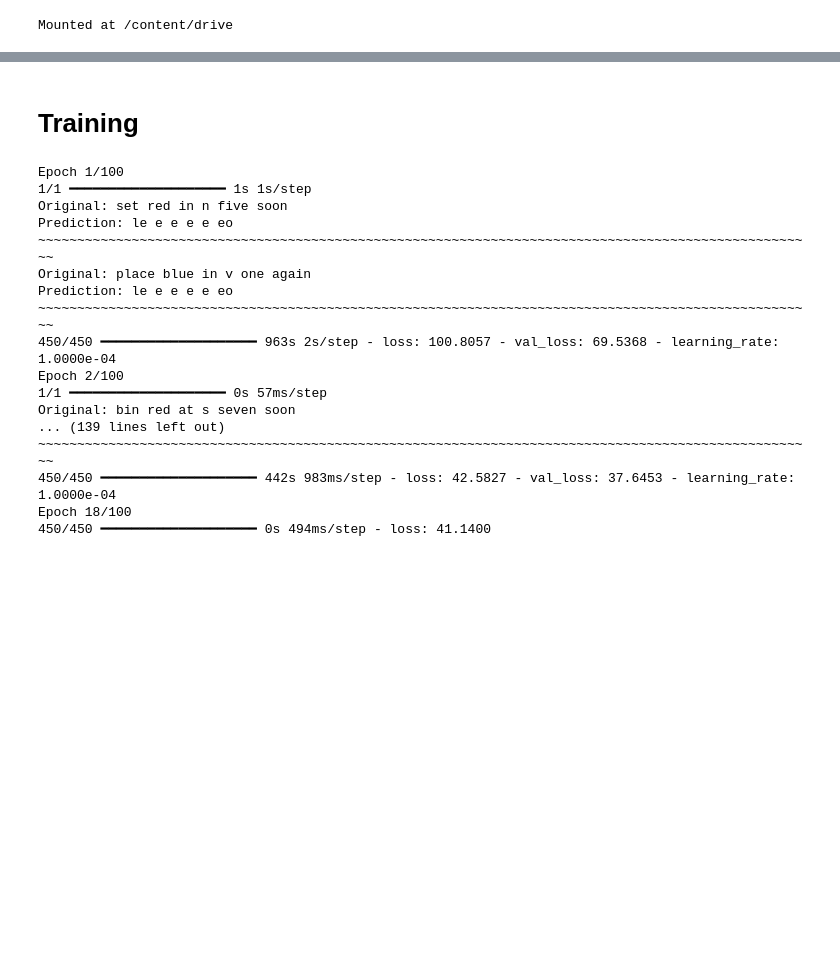
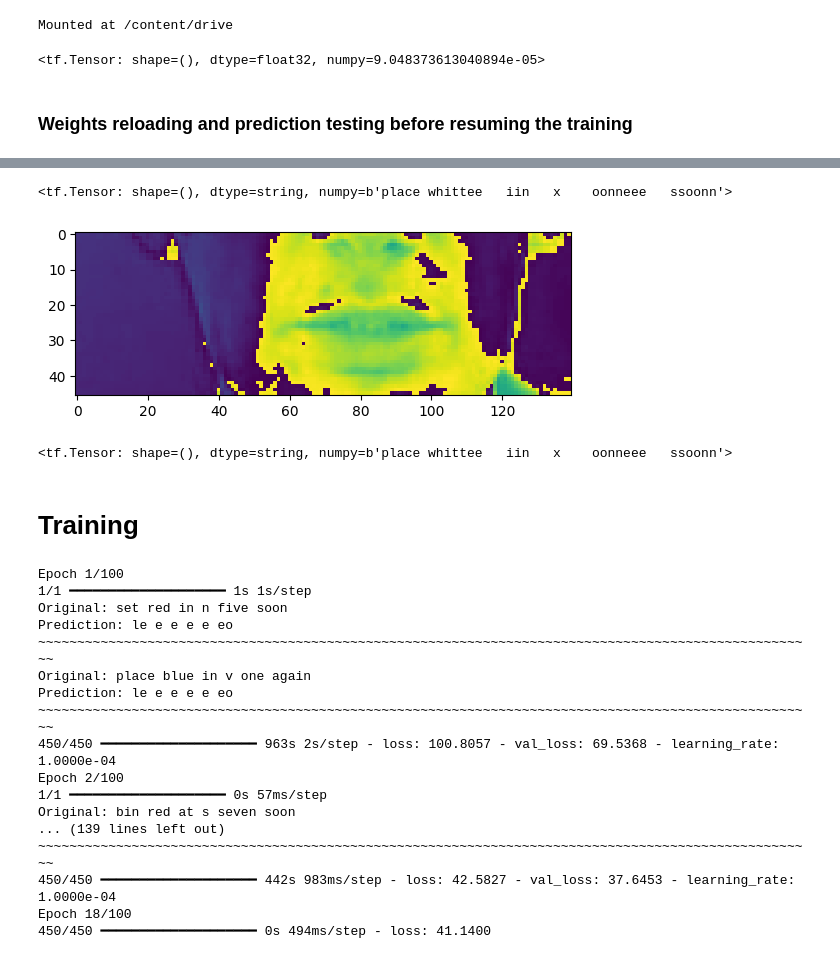
Before and after one commit to G-Gress/lip_reading, a Jupyter notebook: notebook/gabriel_EDA.ipynb, the cells around one changed output, grey strips where cells are left out. Drawn from its saved outputs; the diff is of its cells as text; code cells hidden in the pictures; blank space fills up the shorter version.

Commit message:
Included cells for weights loading and prediction testing before resuming the training

```diff
--- a/notebook/gabriel_EDA.ipynb
+++ b/notebook/gabriel_EDA.ipynb
@@ -707,3 +708,19 @@ model.compile(optimizer=adam, loss=CTCLoss)
 checkpoint_callback = ModelCheckpoint(os.path.join(models_path,'checkpoint_epoch{epoch:02d}_loss{loss:.2f}.weights.h5'), monitor='loss', save_weights_only=True)
 schedule_callback = LearningRateScheduler(scheduler)
 example_callback = ProduceExample(test)
+# %%
+0.0001 * tf.math.exp(-0.1)
+# %% [output]
+<tf.Tensor: shape=(), dtype=float32, numpy=9.048373613040894e-05>
+# %% [markdown]
+### Weights reloading and prediction testing before resuming the training
+# %%
+weights_path = './drive/MyDrive/Project/Lip_reading/models/checkpoint_epoch30_loss2.71.weights.h5'
+model.load_weights(weights_path)
+# %%
+sample = data.as_numpy_iterator()
+val = sample.next(); val[0]
+val[0].shape
+plt.imshow(val[0][0][20])
+yhat = model.predict(val[0])
+# %% [output]
@@ -710,3 +728,9 @@ example_callback = ProduceExample(test)
+<tf.Tensor: shape=(), dtype=string, numpy=b'place whittee   iin   x    oonneee   ssoonn'>
+[figure, added]
+# %%
+tf.strings.reduce_join([num_to_char(x) for x in tf.argmax(yhat[0],axis=1)])
+# %% [output]
+<tf.Tensor: shape=(), dtype=string, numpy=b'place whittee   iin   x    oonneee   ssoonn'>
 # %% [markdown]
 # Training
 # %%
```
Also changed, not shown: parts of 4 cells of this notebook.
